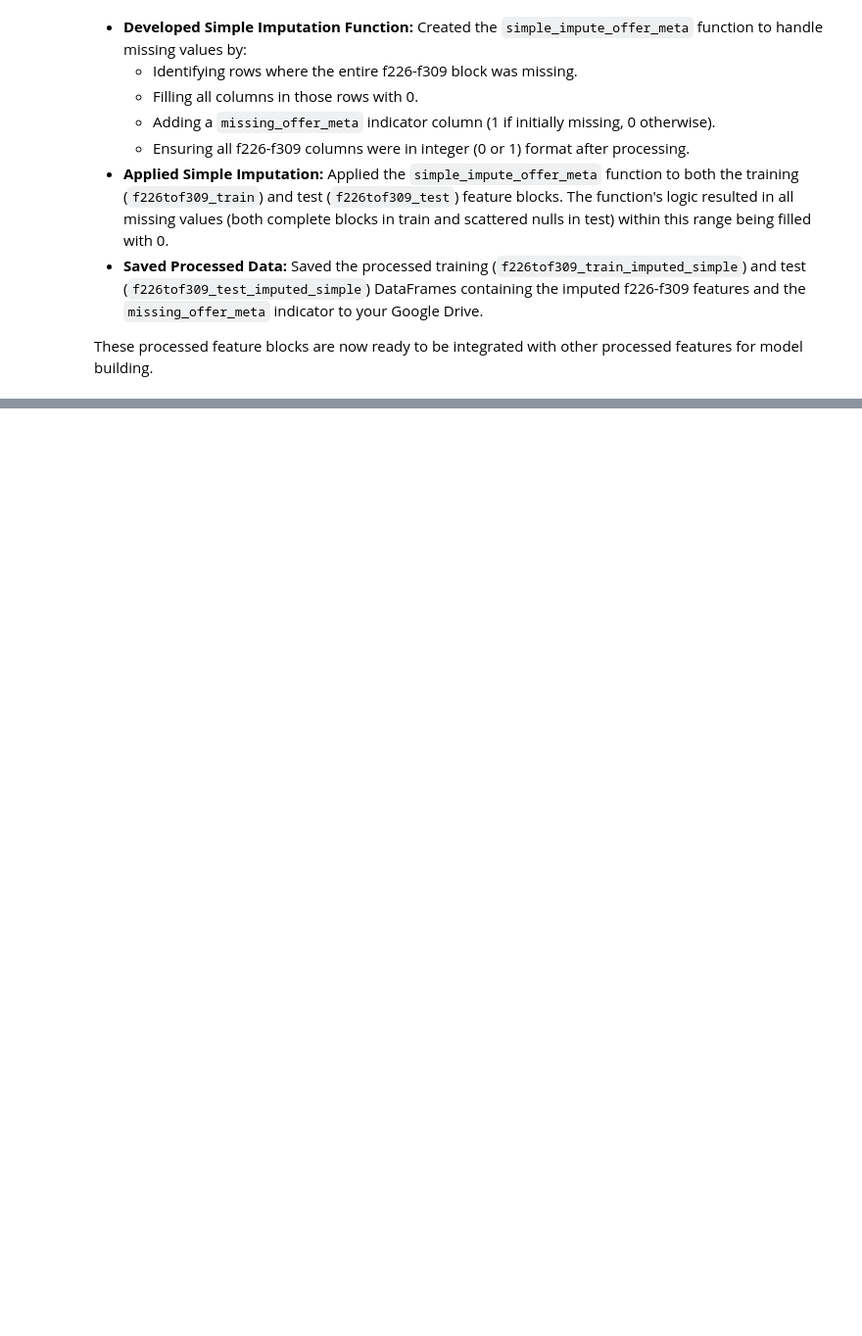
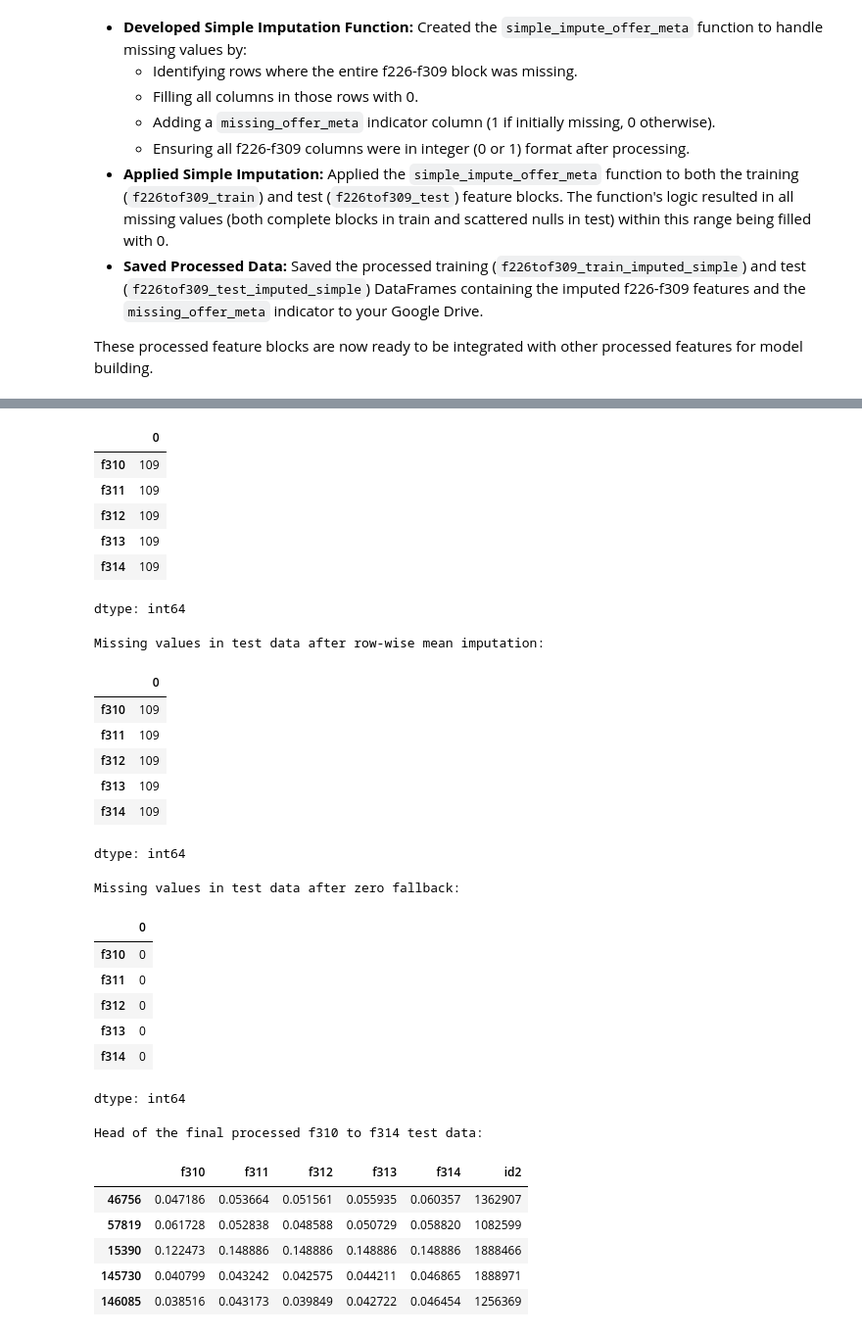
Before and after one commit to rishabh-0042/American_Express_Hackathon_25-2025, a Jupyter notebook: AMEXHackathon_2.ipynb, the cells around one changed output, grey strips where cells are left out. Shown at 98% size. Cells and saved outputs as stored; diff of their text form; code cells hidden in the pictures; blank space fills up the shorter version.

```diff
--- a/AMEXHackathon_2.ipynb
+++ b/AMEXHackathon_2.ipynb
@@ -1173,0 +1406,50 @@ These processed feature blocks are now ready to be integrated with other process
+# %%
+import pandas as pd
+import numpy as np
+
+# Assume f310tof314_test DataFrame exists and includes 'id2'
+# Create a copy to work on
+f310tof314_test_imputed = f310tof314_test.copy(deep=True)
+
+# Define the columns to impute
+impute_cols_310_314 = ['f310', 'f311', 'f312', 'f313', 'f314']
+
+# Convert columns to numeric, coercing errors to NaN, as this is needed for mean calculation and imputation
+for col in impute_cols_310_314:
+    f310tof314_test_imputed[col] = pd.to_numeric(f310tof314_test_imputed[col], errors='coerce')
+
+
+# Step 1: User Group Fallback (fill with the first non-null value for that user)
+print("Missing values in test data before imputation:")
+display(f310tof314_test_imputed[impute_cols_310_314].isnull().sum())
+
+f310tof314_test_imputed[impute_cols_310_314] = f310tof314_test_imputed.groupby('id2')[impute_cols_310_314].transform('first')
+
+print("\nMissing values in test data after imputation by id2 (first non-null):")
+display(f310tof314_test_imputed[impute_cols_310_314].isnull().sum())
+
+
+# Step 2: Row-wise Mean Fallback (fill remaining nulls with the mean of non-nulls in that row)
+# Identify rows where there are still some nulls in the target columns
+rows_with_remaining_nulls_test = f310tof314_test_imputed[impute_cols_310_314].isnull().any(axis=1)
+
+# Apply row-wise mean imputation only to rows that have remaining nulls AND some non-nulls
+# For rows with remaining nulls, calculate the mean of non-nulls IN THAT ROW and fill the nulls
+f310tof314_test_imputed.loc[rows_with_remaining_nulls_test, impute_cols_310_314] = f310tof314_test_imputed.loc[rows_with_remaining_nulls_test, impute_cols_310_314].apply(
+    lambda row: row.fillna(row[impute_cols_310_314].mean()), axis=1
+)
+
+print("\nMissing values in test data after row-wise mean imputation:")
+display(f310tof314_test_imputed[impute_cols_310_314].isnull().sum())
+
+
+# Step 3: Zero Fallback (fill any remaining nulls with 0)
+f310tof314_test_imputed[impute_cols_310_314] = f310tof314_test_imputed[impute_cols_310_314].fillna(0)
+
+print("\nMissing values in test data after zero fallback:")
+display(f310tof314_test_imputed[impute_cols_310_314].isnull().sum())
+
+# Display the head to see the results
+print("\nHead of the final processed f310 to f314 test data:")
+display(f310tof314_test_imputed.head())
+# %% [output]
@@ -1173,0 +1465,30 @@ These processed feature blocks are now ready to be integrated with other process
+|  | 0 |
+| f310 | 109 |
+| f311 | 109 |
+| f312 | 109 |
+| f313 | 109 |
+| f314 | 109 |
+dtype: int64
+Missing values in test data after row-wise mean imputation:
+|  | 0 |
+| f310 | 109 |
+| f311 | 109 |
+| f312 | 109 |
+| f313 | 109 |
+| f314 | 109 |
+dtype: int64
+Missing values in test data after zero fallback:
+|  | 0 |
+| f310 | 0 |
+| f311 | 0 |
+| f312 | 0 |
+| f313 | 0 |
+| f314 | 0 |
+dtype: int64
+Head of the final processed f310 to f314 test data:
+|  | f310 | f311 | f312 | f313 | f314 | id2 |
+| 46756 | 0.047186 | 0.053664 | 0.051561 | 0.055935 | 0.060357 | 1362907 |
+| 57819 | 0.061728 | 0.052838 | 0.048588 | 0.050729 | 0.058820 | 1082599 |
+| 15390 | 0.122473 | 0.148886 | 0.148886 | 0.148886 | 0.148886 | 1888466 |
+| 145730 | 0.040799 | 0.043242 | 0.042575 | 0.044211 | 0.046865 | 1888971 |
+| 146085 | 0.038516 | 0.043173 | 0.039849 | 0.042722 | 0.046454 | 1256369 |
```
Also changed, not shown: parts of 13 cells of this notebook.
